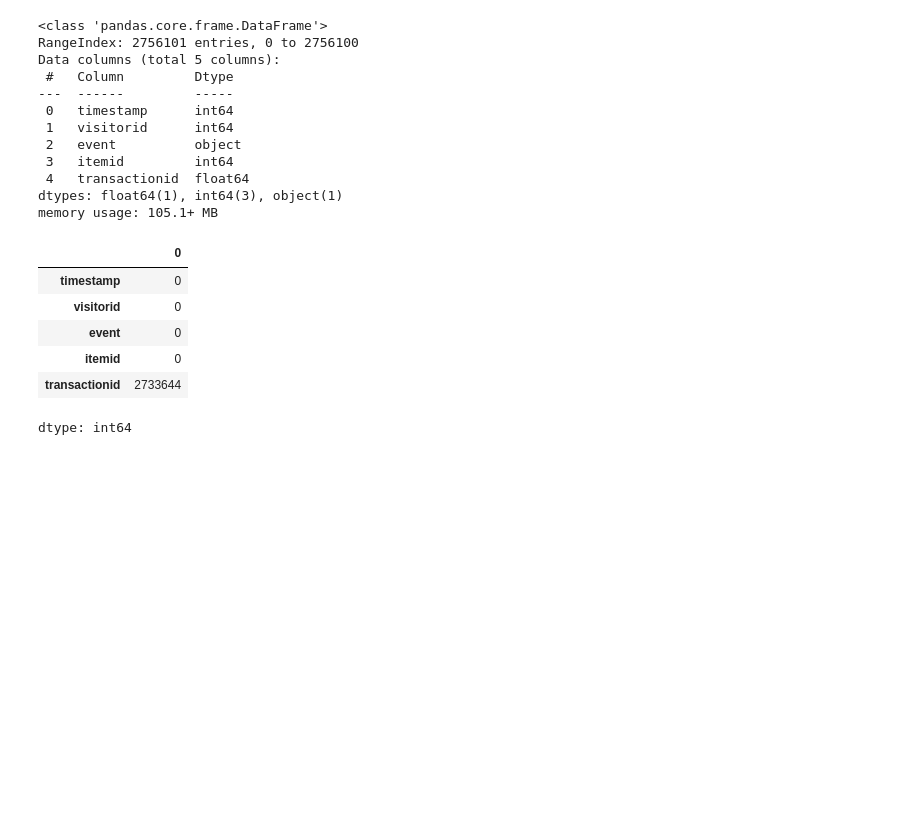
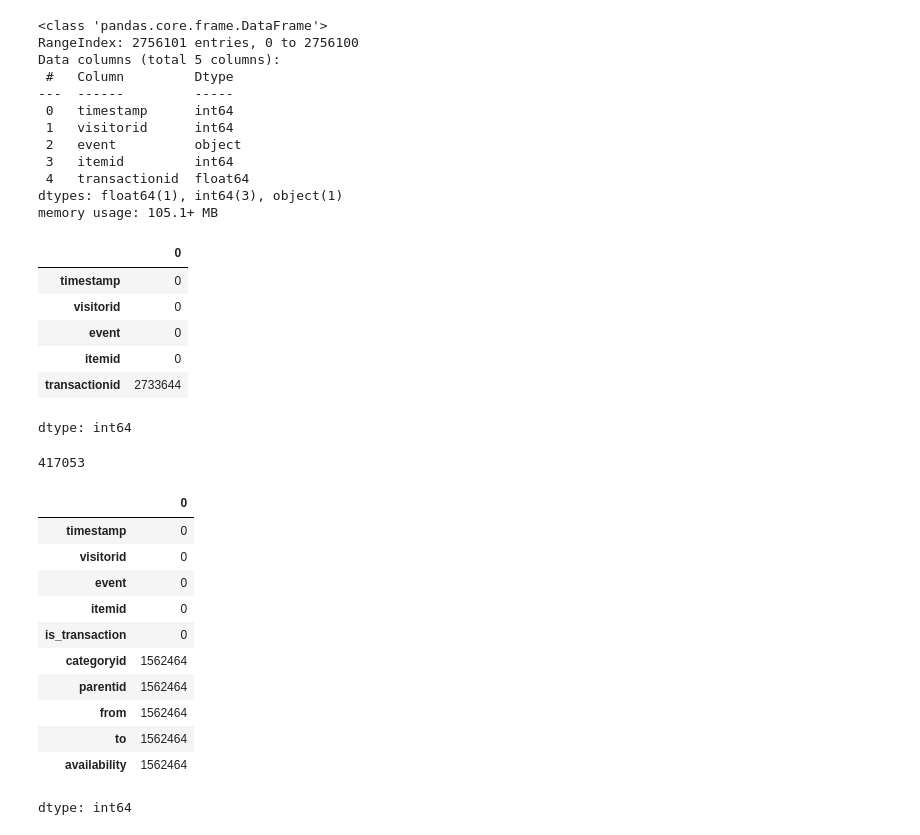
Before and after one commit to GinuraAdikari/InsightHive, a Jupyter notebook: MetaPath2Vec.ipynb, the cells around one changed output. Saved outputs shown, nothing was run; the diff lists cells and outputs as text; code cells hidden in the pictures; blank space fills up the shorter version.

```diff
--- a/MetaPath2Vec.ipynb
+++ b/MetaPath2Vec.ipynb
@@ -601,3 +530,24 @@ item_final['categoryid'] = item_final['categoryid'].astype(str)
 
 event_df['itemid'] = event_df['itemid'].astype(str)
 event_df['visitorid'] = event_df['visitorid'].astype(str)
+# %%
+len(filtered_items['itemid'].unique())
+# %% [output]
+417053
+# %%
+merged_df = pd.merge(event_df, item_final, on='itemid', how='left')
+# %%
+merged_df.isnull().sum()
+# %% [output]
+|  | 0 |
+| timestamp | 0 |
+| visitorid | 0 |
+| event | 0 |
+| itemid | 0 |
+| is_transaction | 0 |
+| categoryid | 1562464 |
+| parentid | 1562464 |
+| from | 1562464 |
+| to | 1562464 |
+| availability | 1562464 |
+dtype: int64
```
Also changed, not shown: parts of 36 cells of this notebook.
